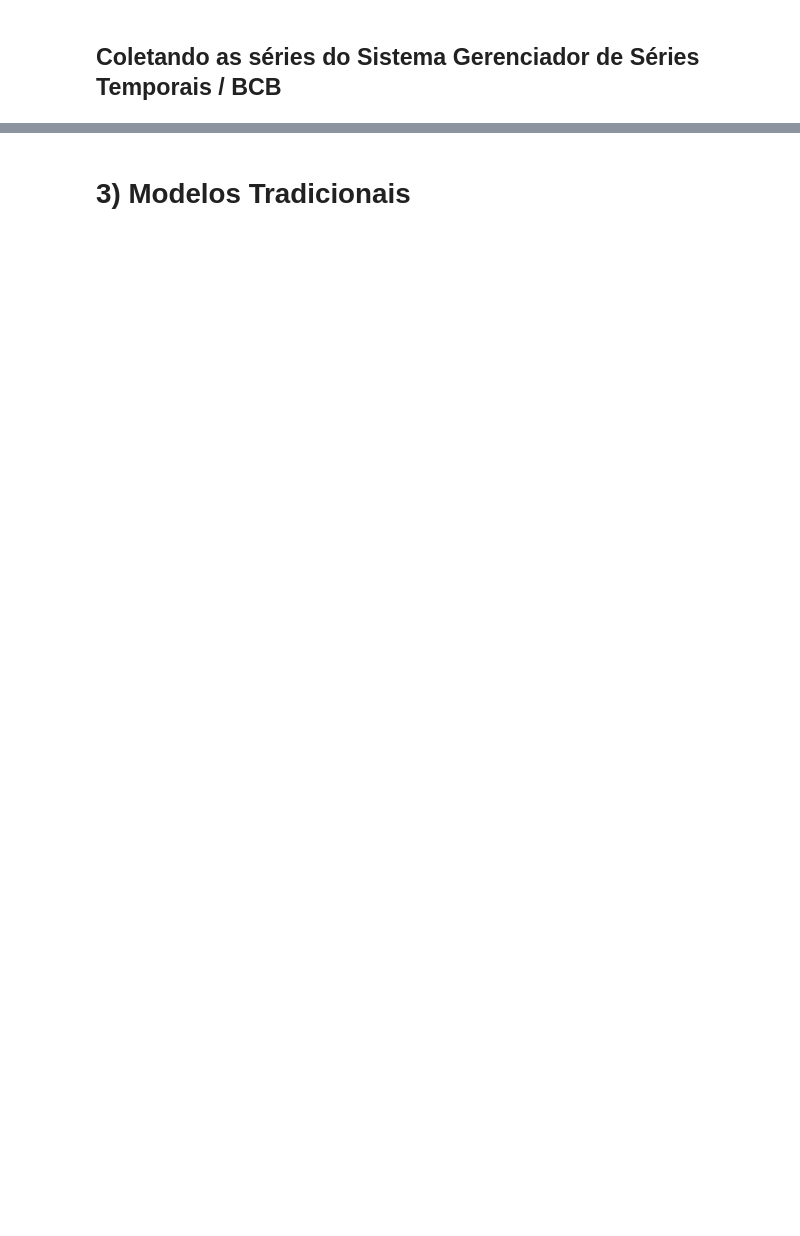
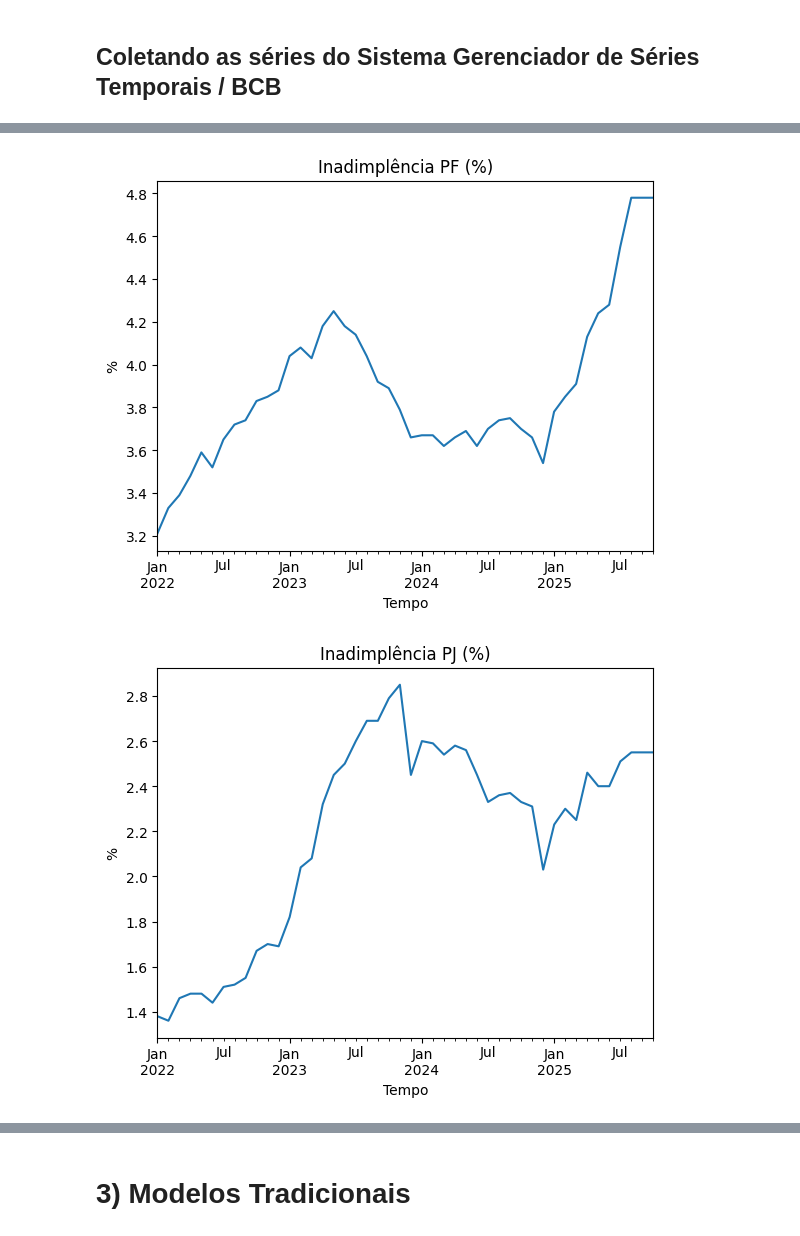
Before and after one commit to akemitti/Inteligencia-Artificial, a Jupyter notebook: prev_series_temporais.ipynb, the cells around one changed output, grey strips where cells are left out. Saved outputs shown, nothing was run; the diff lists cells and outputs as text; code cells hidden in the pictures; blank space fills up the shorter version.

Commit message:
alteramos a variavel alvo de spread para inadimplência e iniciamos modelo ARIMAX

```diff
--- a/prev_series_temporais.ipynb
+++ b/prev_series_temporais.ipynb
@@ -373,0 +129,21 @@ base
+# %%
+# ====== Séries e datas ======
+CODIGOS = {
+    # Estoques (nível)
+    "saldo_total": 20539,
+    "saldo_pj":    20540,
+    "saldo_pf":    20541,
+    # Inadimplência (% carteira, >=90 dias)
+    "inad_total":  21082,
+    "inad_pj":     21083,
+    "inad_pf":     21084,
+    # Taxas médias (novas operações, % a.a. do mês)
+    "taxa_total":  20714,
+    "taxa_pj":     20715,  # (não vamos usar em PF t+3; mantido só para eventual consulta)
+    "taxa_pf":     20716,  # (idem)
+    # Política monetária
+    "selic_252":   4189,   # Selic acumulada no mês, anualizada base 252
+}
+
+DATA_INICIO = "01/01/2021"
+DATA_FIM    = datetime.today().strftime("%d/%m/%Y")
@@ -739,0 +248,24 @@ for alvo in spreads_presentes:
+# %%
+INICIO_ANALISE = pd.Timestamp("2022-01-01")
+base_plot = dados.loc[dados.index >= INICIO_ANALISE].copy()
+
+# 2) Visualizações (um gráfico por figura, sem estilos/cor específicos)
+import matplotlib.pyplot as plt
+
+def plota(df, col, titulo, ylabel):
+    if col in df.columns:
+        plt.figure()
+        df[col].plot(title=titulo)
+        plt.xlabel("Tempo"); plt.ylabel(ylabel)
+        plt.show()
+
+plota(base_plot, "inad_pf", "Inadimplência PF (%)", "%")
+plota(base_plot, "inad_pj", "Inadimplência PJ (%)", "%")
+plota(base_plot, "saldo_total_var12m", "Crescimento do Saldo Total (YoY, p.p.)", "p.p.")
+plota(base_plot, "selic_252", "Selic (acumulada no mês, anualizada base 252)", "% a.a.")
+plota(base_plot, "taxa_total", "Taxa média - Total (% a.a.)", "% a.a.")
+plota(base_plot, "taxa_pf", "Taxa média - PF (% a.a.)", "% a.a.")
+plota(base_plot, "taxa_pj", "Taxa média - PJ (% a.a.)", "% a.a.")
+# %% [output]
+[figure, added]
+[figure, added]
```
Also changed, not shown: parts of 34 cells of this notebook, 47 other files.
